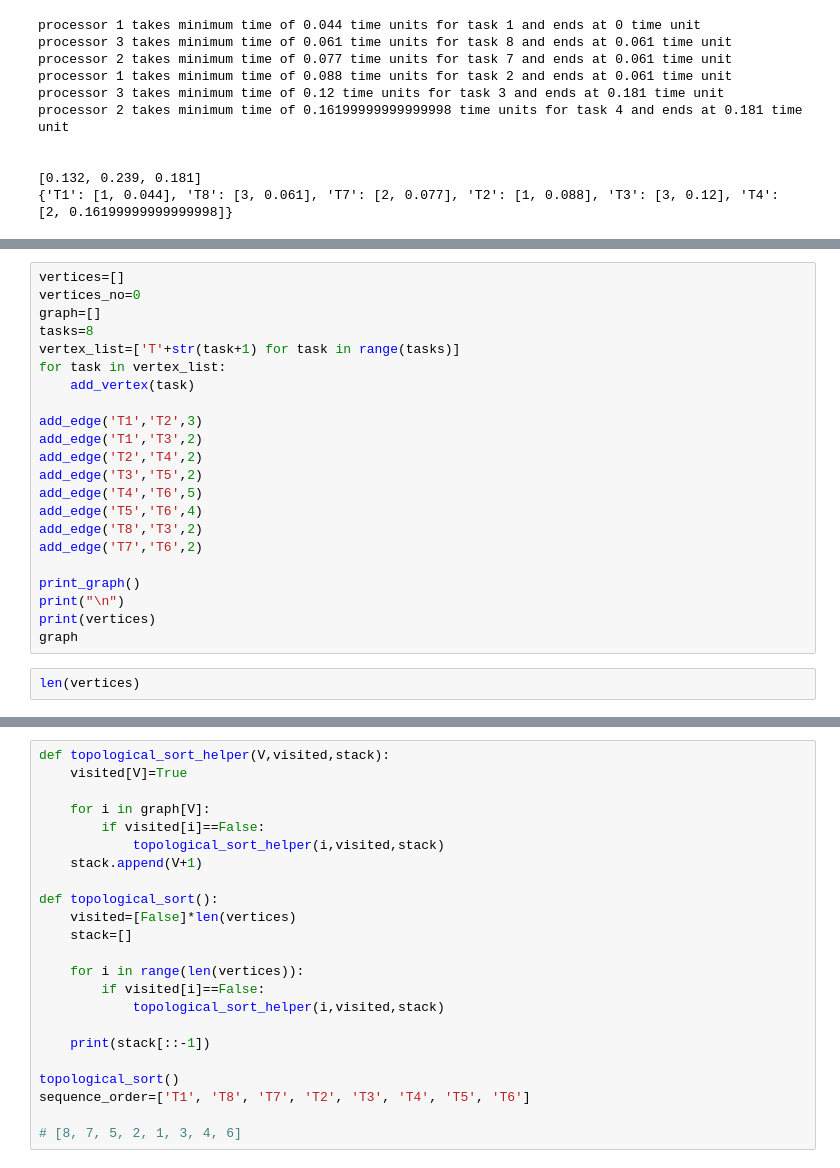
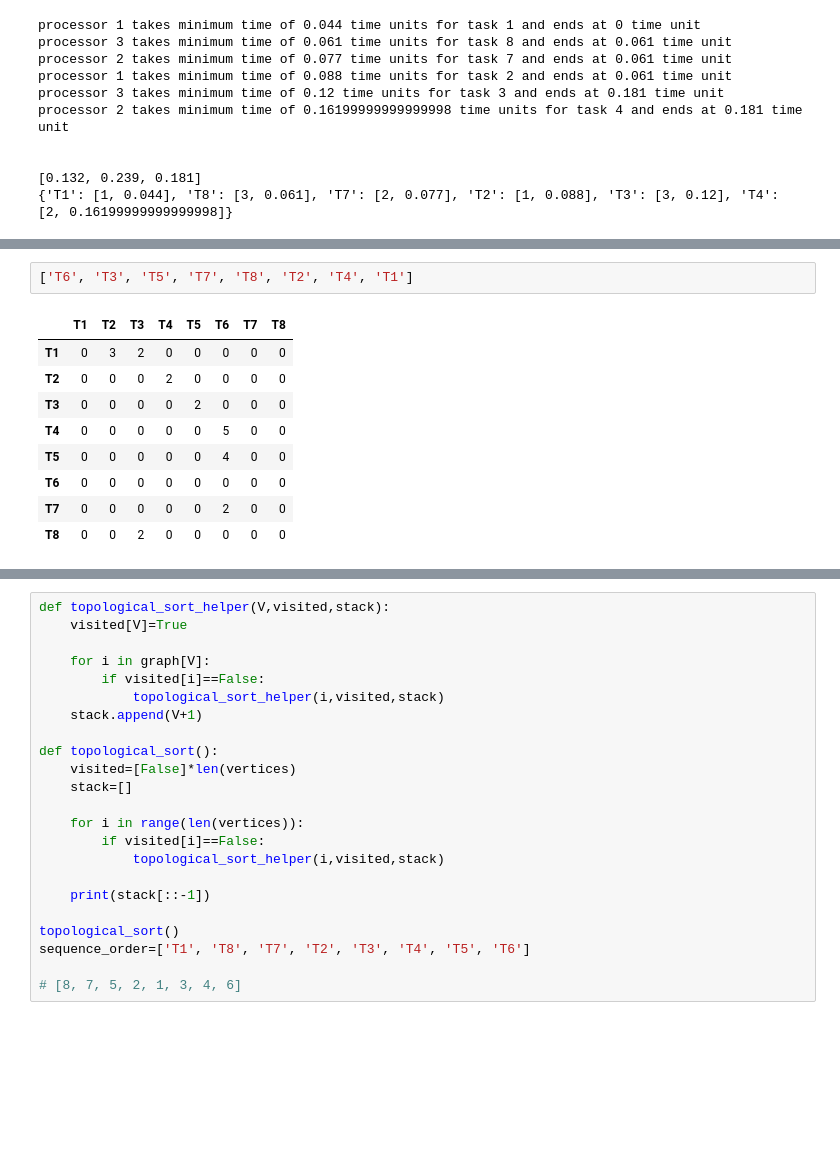
Before and after one commit to Kashyapdevesh/Final_Year_Project, a Jupyter notebook: Final Year Project.ipynb, the cells around one changed output, grey strips where cells are left out. Drawn from its saved outputs; the diff is of its cells as text; blank space fills up the shorter version.

```diff
--- a/Final Year Project.ipynb
+++ b/Final Year Project.ipynb
@@ -631,24 +616,12 @@ def print_graph():
-# %%
-vertices=[]
-vertices_no=0
-graph=[]
-tasks=8
-vertex_list=['T'+str(task+1) for task in range(tasks)]
-for task in vertex_list:
-    add_vertex(task)
-
-add_edge('T1','T2',3)
-add_edge('T1','T3',2)
-add_edge('T2','T4',2)
-add_edge('T3','T5',2)
-add_edge('T4','T6',5)
-add_edge('T5','T6',4)
-add_edge('T8','T3',2)
-add_edge('T7','T6',2)
-
-print_graph()
-print("\n")
-print(vertices)
-graph
-# %%
-len(vertices)
+# %%
+['T6', 'T3', 'T5', 'T7', 'T8', 'T2', 'T4', 'T1']
+# %% [output]
+|  | T1 | T2 | T3 | T4 | T5 | T6 | T7 | T8 |
+| T1 | 0 | 3 | 2 | 0 | 0 | 0 | 0 | 0 |
+| T2 | 0 | 0 | 0 | 2 | 0 | 0 | 0 | 0 |
+| T3 | 0 | 0 | 0 | 0 | 2 | 0 | 0 | 0 |
+| T4 | 0 | 0 | 0 | 0 | 0 | 5 | 0 | 0 |
+| T5 | 0 | 0 | 0 | 0 | 0 | 4 | 0 | 0 |
+| T6 | 0 | 0 | 0 | 0 | 0 | 0 | 0 | 0 |
+| T7 | 0 | 0 | 0 | 0 | 0 | 2 | 0 | 0 |
+| T8 | 0 | 0 | 2 | 0 | 0 | 0 | 0 | 0 |
```
Also changed, not shown: parts of 6 cells of this notebook, 1 other file.
